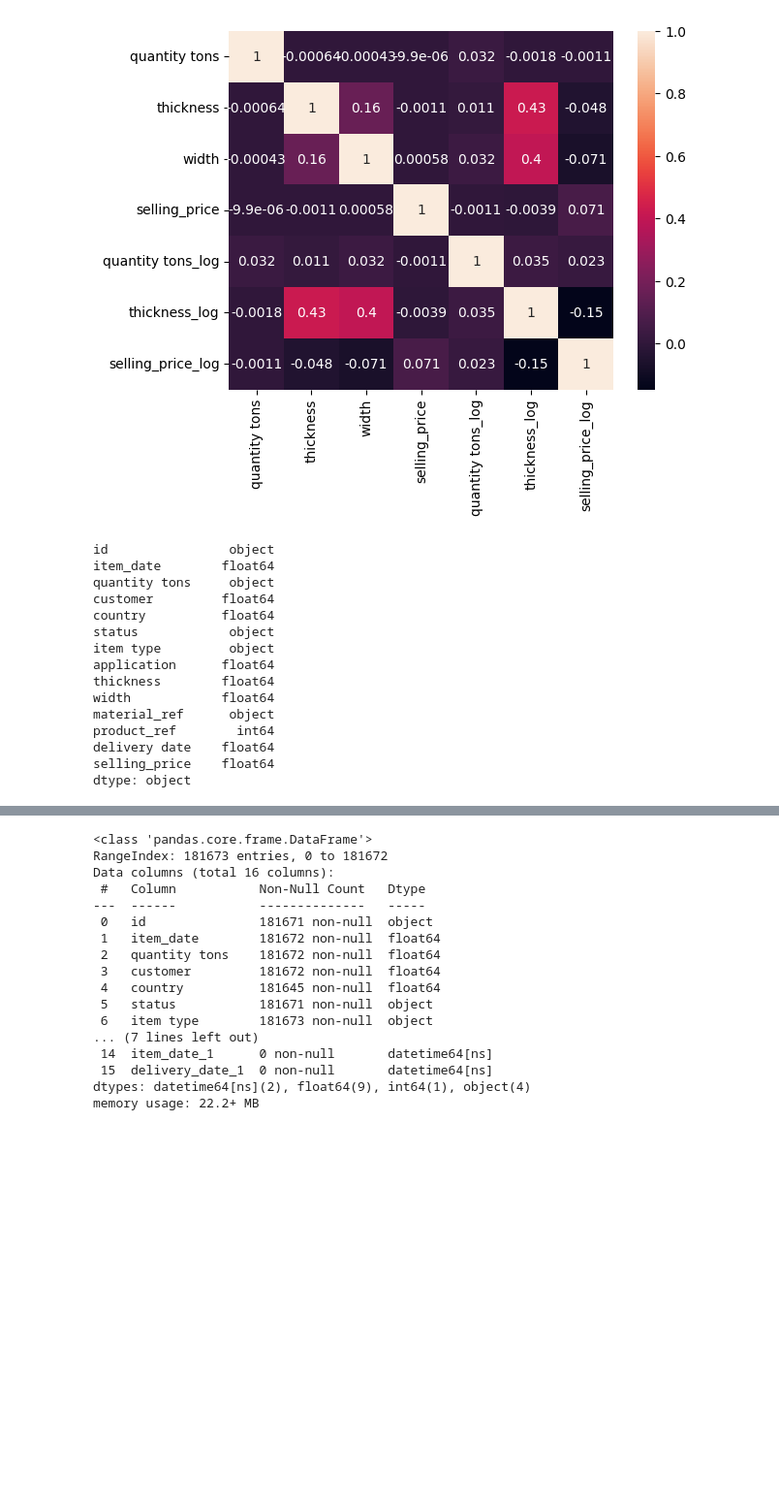
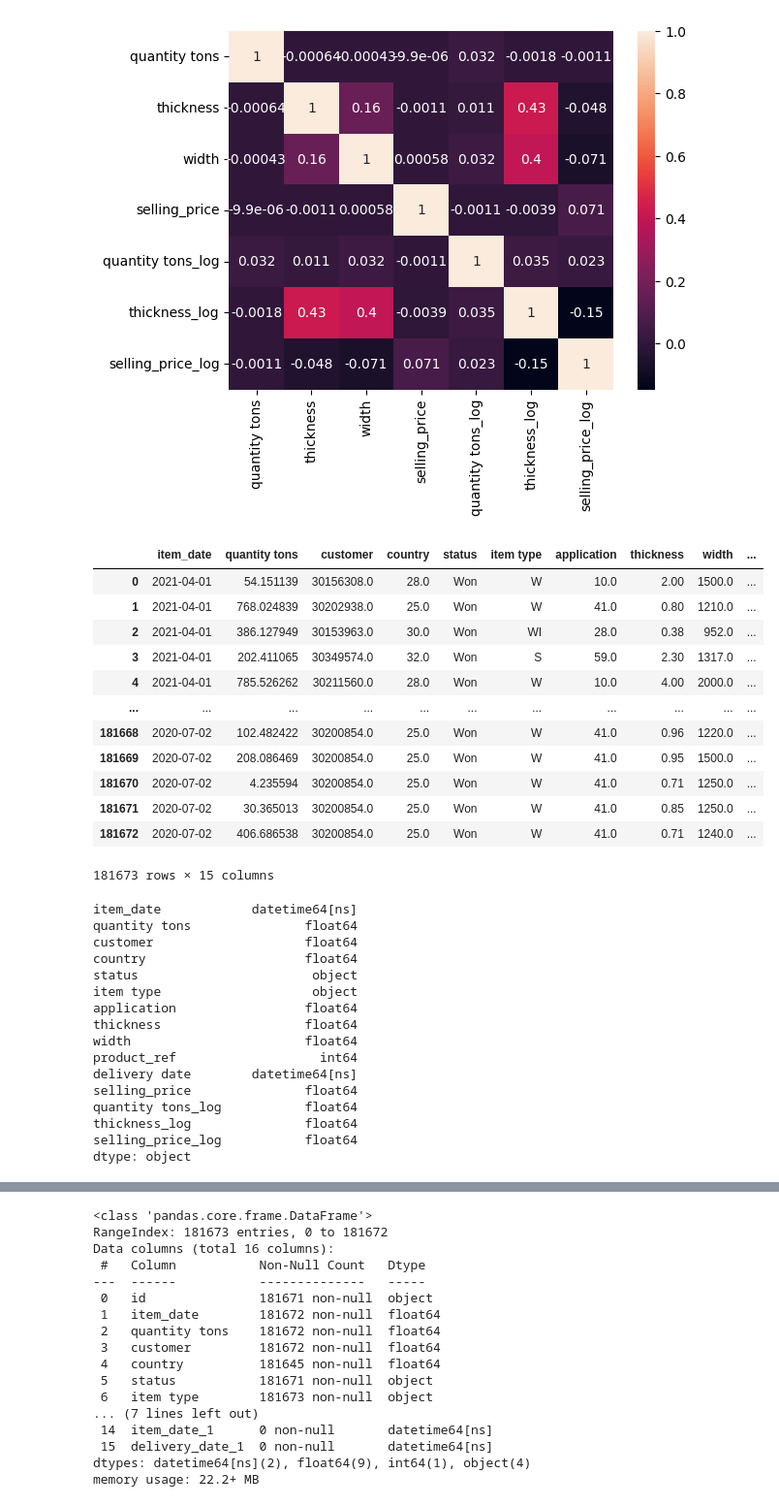
Before and after one commit to virenemmanuel/Industrial-Copper-Modeling, a Jupyter notebook: industrial_copper_modeling.ipynb, the cells around one changed output, grey strips where cells are left out. Shown at 97% size. Cells and saved outputs as stored; diff of their text form; code cells hidden in the pictures; blank space fills up the shorter version.

```diff
--- a/industrial_copper_modeling.ipynb
+++ b/industrial_copper_modeling.ipynb
@@ -478,21 +478,39 @@ sns.heatmap(df1[column_name].corr(), annot=True)
 # %% [output]
 <Axes: >
 [figure]
+# %%
+df1.drop(columns=['width_log'], inplace=True)
+df1
+# %% [output]
+|  | item_date | quantity tons | customer | country | status | item type | application | thickness | width | ... |
+| 0 | 2021-04-01 | 54.151139 | 30156308.0 | 28.0 | Won | W | 10.0 | 2.00 | 1500.0 | ... |
+| 1 | 2021-04-01 | 768.024839 | 30202938.0 | 25.0 | Won | W | 41.0 | 0.80 | 1210.0 | ... |
+| 2 | 2021-04-01 | 386.127949 | 30153963.0 | 30.0 | Won | WI | 28.0 | 0.38 | 952.0 | ... |
+| 3 | 2021-04-01 | 202.411065 | 30349574.0 | 32.0 | Won | S | 59.0 | 2.30 | 1317.0 | ... |
+| 4 | 2021-04-01 | 785.526262 | 30211560.0 | 28.0 | Won | W | 10.0 | 4.00 | 2000.0 | ... |
+| ... | ... | ... | ... | ... | ... | ... | ... | ... | ... | ... |
+| 181668 | 2020-07-02 | 102.482422 | 30200854.0 | 25.0 | Won | W | 41.0 | 0.96 | 1220.0 | ... |
+| 181669 | 2020-07-02 | 208.086469 | 30200854.0 | 25.0 | Won | W | 41.0 | 0.95 | 1500.0 | ... |
+| 181670 | 2020-07-02 | 4.235594 | 30200854.0 | 25.0 | Won | W | 41.0 | 0.71 | 1250.0 | ... |
+| 181671 | 2020-07-02 | 30.365013 | 30200854.0 | 25.0 | Won | W | 41.0 | 0.85 | 1250.0 | ... |
+| 181672 | 2020-07-02 | 406.686538 | 30200854.0 | 25.0 | Won | W | 41.0 | 0.71 | 1240.0 | ... |
+181673 rows × 15 columns
 # %%
-df.dtypes
+df1.dtypes
 # %% [output]
-id                object
-item_date        float64
-quantity tons     object
-customer         float64
-country          float64
-status            object
-item type         object
-application      float64
-thickness        float64
-width            float64
-material_ref      object
-product_ref        int64
-delivery date    float64
-selling_price    float64
+item_date            datetime64[ns]
+quantity tons               float64
+customer                    float64
+country                     float64
+status                       object
+item type                    object
+application                 float64
+thickness                   float64
+width                       float64
+product_ref                   int64
+delivery date        datetime64[ns]
+selling_price               float64
+quantity tons_log           float64
+thickness_log               float64
+selling_price_log           float64
 dtype: object
```
Also changed, not shown: parts of 6 cells of this notebook.
